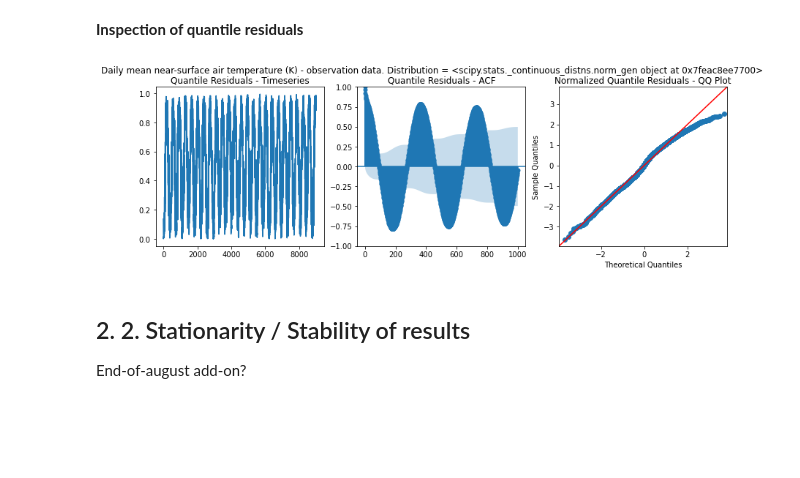
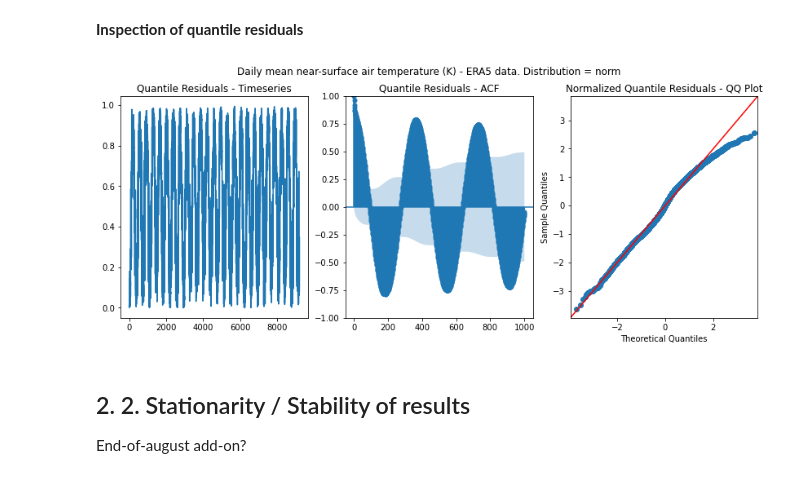
Before and after one commit to ecmwf-projects/ibicus, a Jupyter notebook: notebooks/playing_around_evaluation.ipynb, the cells around one changed output. Saved outputs shown, nothing was run; the diff lists cells and outputs as text; code cells hidden in the pictures; blank space fills up the shorter version.

```diff
--- a/notebooks/playing_around_evaluation.ipynb
+++ b/notebooks/playing_around_evaluation.ipynb
@@ -155,10 +155,10 @@ tas_obs_worst_fit = assumptions.plot_fit_worst_aic(variable = 'hurs', dataset =
 # %% [markdown]
 **Inspection of quantile residuals**
 # %%
-tas_obs_plot_gof = assumptions.plot_quantile_residuals(variable = 'tas', dataset = tas_obs[:,0,0], data_type = 'observation data',
-                                                      distribution_name = scipy.stats.norm)
+tas_obs_plot_gof = assumptions.plot_quantile_residuals(variable = 'tas', dataset = tas_obs[:,0,0], data_type = 'ERA5 data',
+                                                      distribution = scipy.stats.norm)
 # %% [output]
-[figure, old version]
+[figure, new version]
 # %% [markdown]
 ## 2. 2. Stationarity / Stability of results
 
```
Also changed, not shown: parts of 9 cells of this notebook, 8 other files.
